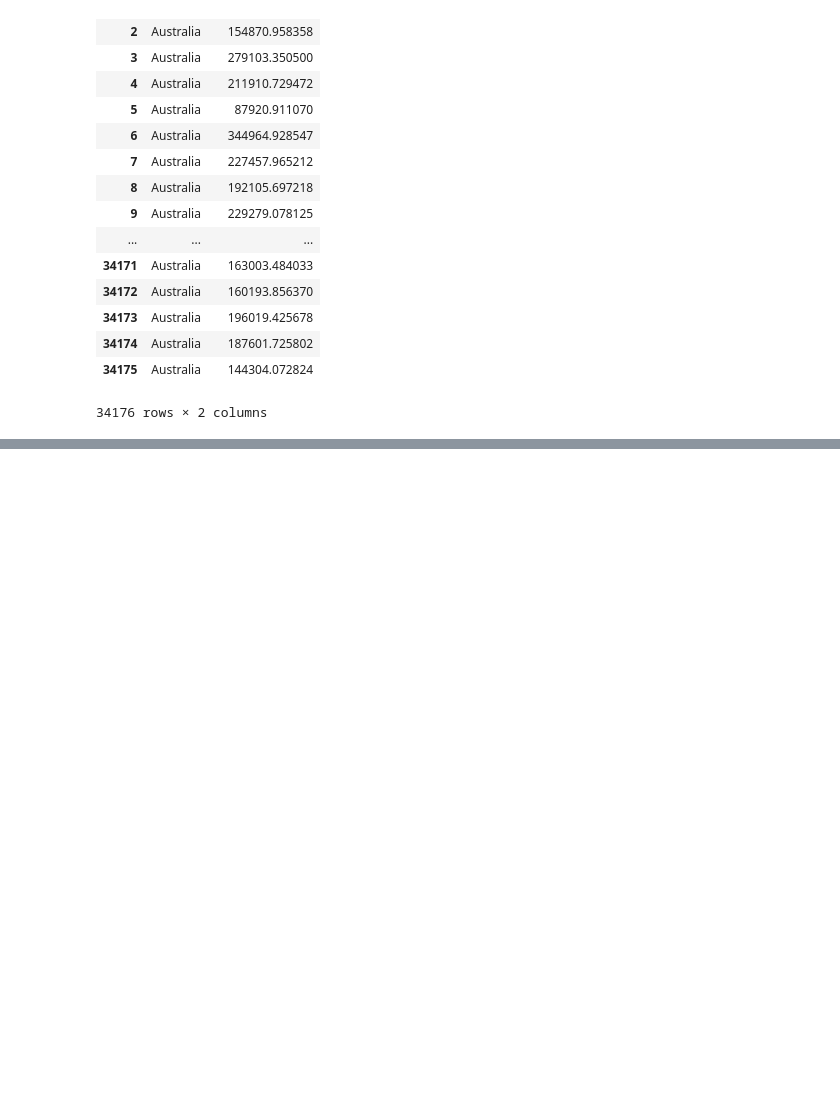
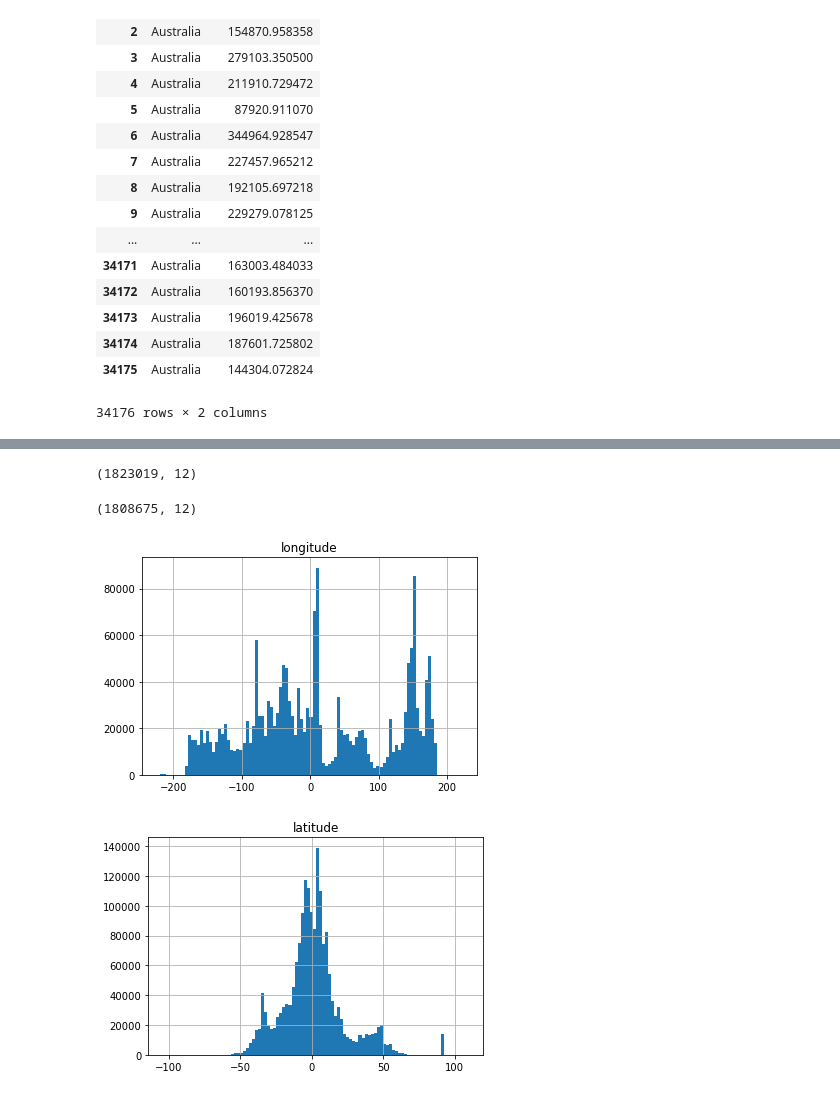
Before and after one commit to DSSG-EUROPE/wef_oceans, a Jupyter notebook: distance_from_shore.ipynb, the cells around one changed output, grey strips where cells are left out. Drawn from its saved outputs; the diff is of its cells as text; code cells hidden in the pictures; blank space fills up the shorter version.

```diff
--- a/distance_from_shore.ipynb
+++ b/distance_from_shore.ipynb
@@ -377 +370,15 @@ def calculate_distance_to_shore(longitude, latitude, country=False):
+# %%
+data_ais = pd.read_csv('data/ais_position_201607')
+# %% [output]
+(1823019, 12)
+# %%
+a = data_ais[(data_ais.longitude < 180) & (data_ais.longitude > -180) & (data_ais.latitude > -90) & (data_ais.latitude < 90)]
+print(a.shape)
+data_ais.hist(column='longitude', bins=100)
+data_ais.hist(column='latitude', bins = 100)
+plt.show()
+# %% [output]
+(1808675, 12)
+[figure, added]
+[figure, added]
 # %%
```
Also changed, not shown: parts of 6 cells of this notebook.
